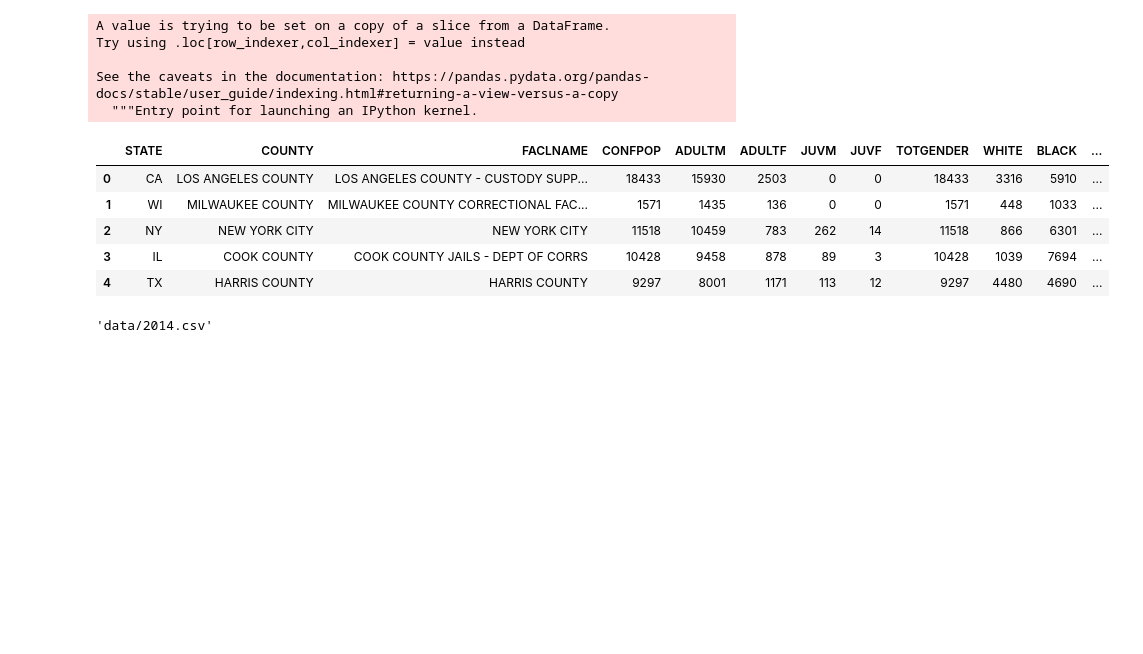
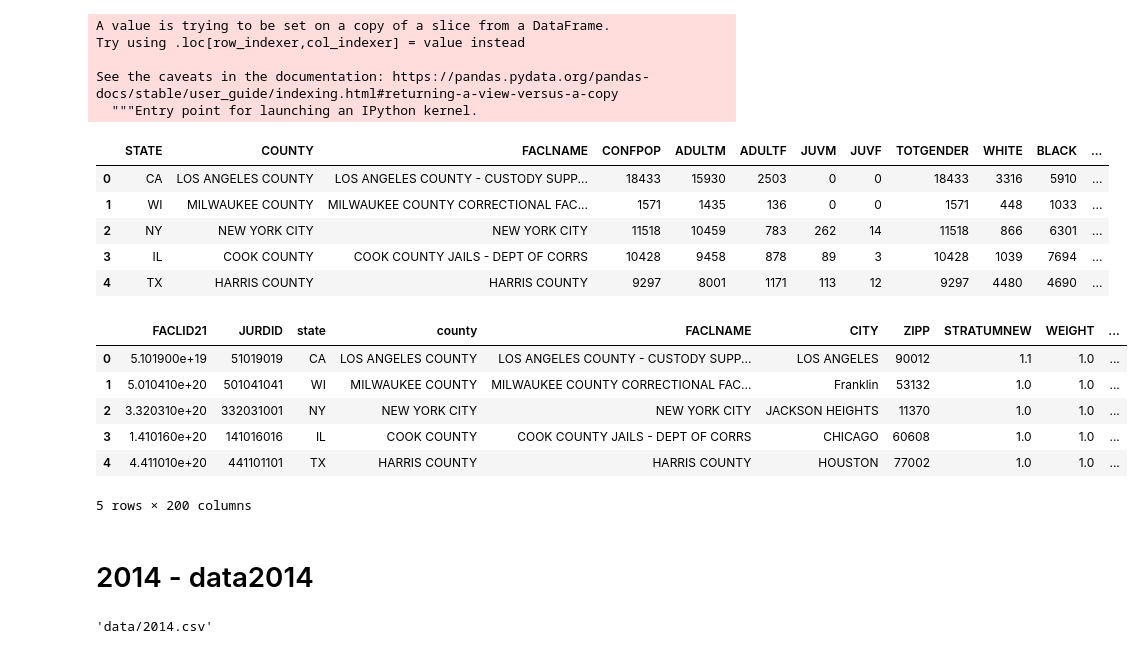
Before and after one commit to Wynndom111/Group-4-Project-2, a Jupyter notebook: Data Cleaning.ipynb, the cells around one changed output. Saved outputs shown, nothing was run; the diff lists cells and outputs as text; code cells hidden in the pictures; blank space fills up the shorter version.

Commit message:
data renaming

```diff
--- a/Data Cleaning.ipynb
+++ b/Data Cleaning.ipynb
@@ -222,6 +225,25 @@ data2013.head()
 | 2 | NY | NEW YORK CITY | NEW YORK CITY | 11518 | 10459 | 783 | 262 | 14 | 11518 | 866 | 6301 | ... |
 | 3 | IL | COOK COUNTY | COOK COUNTY JAILS - DEPT OF CORRS | 10428 | 9458 | 878 | 89 | 3 | 10428 | 1039 | 7694 | ... |
 | 4 | TX | HARRIS COUNTY | HARRIS COUNTY | 9297 | 8001 | 1171 | 113 | 12 | 9297 | 4480 | 4690 | ... |
+# %%
+data13 = data13.rename(columns = {'STATE' : 'state', 'COUNTY':'county', 'NAME' : 'facility_name', 'CONFPOP' : 'confined_population',
+                         'ADULTM' : 'adult_male', 'ADULTF' : 'adult_female', 'JUVM' : 'juvenile_male',
+                         'JUVF' : 'juvenile_female', 'WHITE' : 'white_population', 'BLACK' : 'black_population',
+                         'HISP' : 'hispanic_population', 'AIAN' : 'native_american_population', 'ASIAN' : 'asian_population',
+                         'NHOPI' : 'native_hawiian_pacific_islander_population',
+                         'TWORACE': 'two_or_more_race_population', 'OTHERRACE' : 'other_population', 'YEAR' : 'year'
+})
+data13.head()
+# %% [output]
+|  | FACLID21 | JURDID | state | county | FACLNAME | CITY | ZIPP | STRATUMNEW | WEIGHT | ... |
+| 0 | 5.101900e+19 | 51019019 | CA | LOS ANGELES COUNTY | LOS ANGELES COUNTY - CUSTODY SUPP... | LOS ANGELES | 90012 | 1.1 | 1.0 | ... |
+| 1 | 5.010410e+20 | 501041041 | WI | MILWAUKEE COUNTY | MILWAUKEE COUNTY CORRECTIONAL FAC... | Franklin | 53132 | 1.0 | 1.0 | ... |
+| 2 | 3.320310e+20 | 332031001 | NY | NEW YORK CITY | NEW YORK CITY | JACKSON HEIGHTS | 11370 | 1.0 | 1.0 | ... |
+| 3 | 1.410160e+20 | 141016016 | IL | COOK COUNTY | COOK COUNTY JAILS - DEPT OF CORRS | CHICAGO | 60608 | 1.0 | 1.0 | ... |
+| 4 | 4.411010e+20 | 441101101 | TX | HARRIS COUNTY | HARRIS COUNTY | HOUSTON | 77002 | 1.0 | 1.0 | ... |
+5 rows × 200 columns
+# %% [markdown]
+# 2014 - data2014
 # %%
 data14_csv = "data/2014.csv"
 # %%
```
Also changed, not shown: parts of 6 cells of this notebook.
